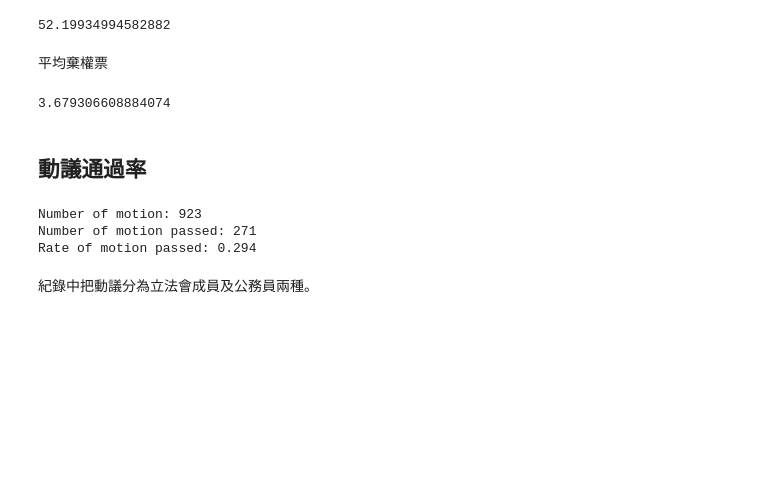
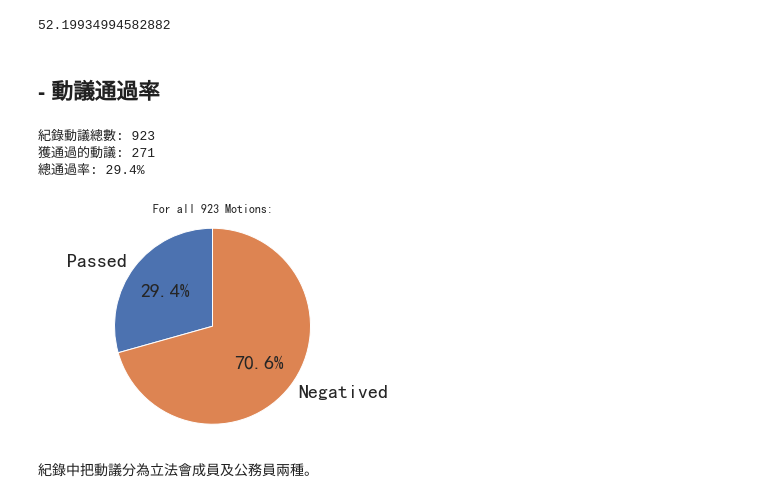
Before and after one commit to TikuisChan/LegcoStat, a Jupyter notebook: legcoStat6_overall.ipynb, the cells around one changed output. Cells and saved outputs as stored; diff of their text form; code cells hidden in the pictures; blank space fills up the shorter version.

Commit message:
Add charts, change ordering

```diff
--- a/legcoStat6_overall.ipynb
+++ b/legcoStat6_overall.ipynb
@@ -4,3 +13,7 @@
 import pandas as pd
 import matplotlib.pyplot as plt
 import numpy as np
+import seaborn as sns
+sns.set_style("whitegrid")
+sns.set_context("poster")
+sns.set(font='SimHei', font_scale=1)
@@ -48,23 +83,27 @@ legco_cm['overall-present'].mean()
 legco_cm['overall-vote'].mean()
 # %% [output]
 52.19934994582882
-# %% [markdown]
-平均棄權票
-# %%
-legco_cm['overall-abstain'].mean()
-# %% [output]
-3.679306608884074
 # %% [markdown]
-## 動議通過率
+## - 動議通過率
-# %%
-passed = (legco_cm['result'] == 'Passed').sum()
-print(f'Number of motion: {legco_cm.shape[0]}')
-print(f'Number of motion passed: {passed}')
-print(f'Rate of motion passed: {passed / legco_cm.shape[0]:.3f}')
-# %% [output]
-Number of motion: 923
-Number of motion passed: 271
-Rate of motion passed: 0.294
+# %%
+passed = (legco_cm['result'] == 'Passed').sum()
+print(f'紀錄動議總數: {legco_cm.shape[0]}')
+print(f'獲通過的動議: {passed}')
+print(f'總通過率: {passed / legco_cm.shape[0] * 100:.1f}%')
+
+labels = ['Passed', 'Negatived']
+size = [passed, legco_cm.shape[0] - passed]
+fig1, ax1 = plt.subplots()
+ax1.pie(size, labels=labels, autopct='%1.1f%%', startangle=90, textprops={'fontsize': 20})
+ax1.axis('equal')
+ax1.set_title('For all 923 Motions:')
+plt.rcParams['figure.figsize'] = (10, 10)
+plt.show()
+# %% [output]
+紀錄動議總數: 923
+獲通過的動議: 271
+總通過率: 29.4%
+[figure, added]
 # %% [markdown]
 紀錄中把動議分為立法會成員及公務員兩種。
 # %%
```
Also changed, not shown: parts of 86 cells of this notebook.
